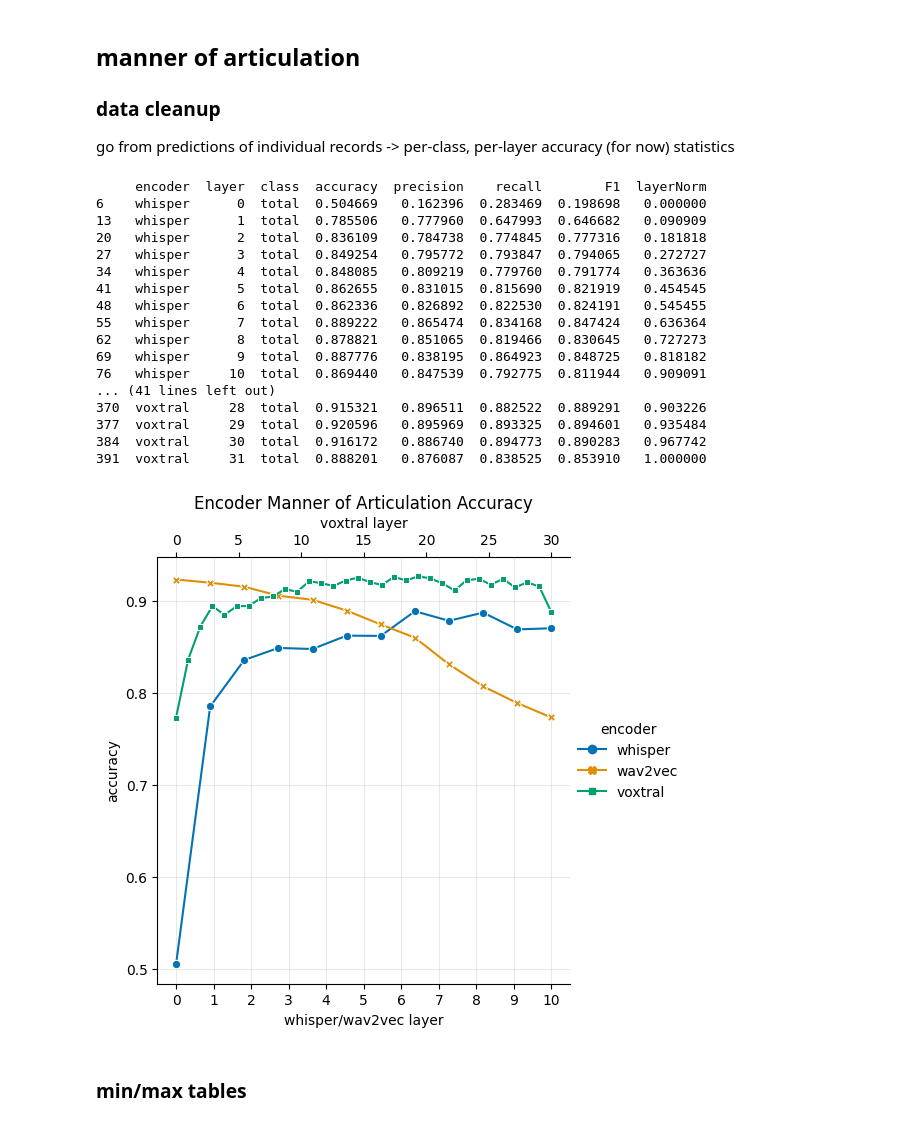
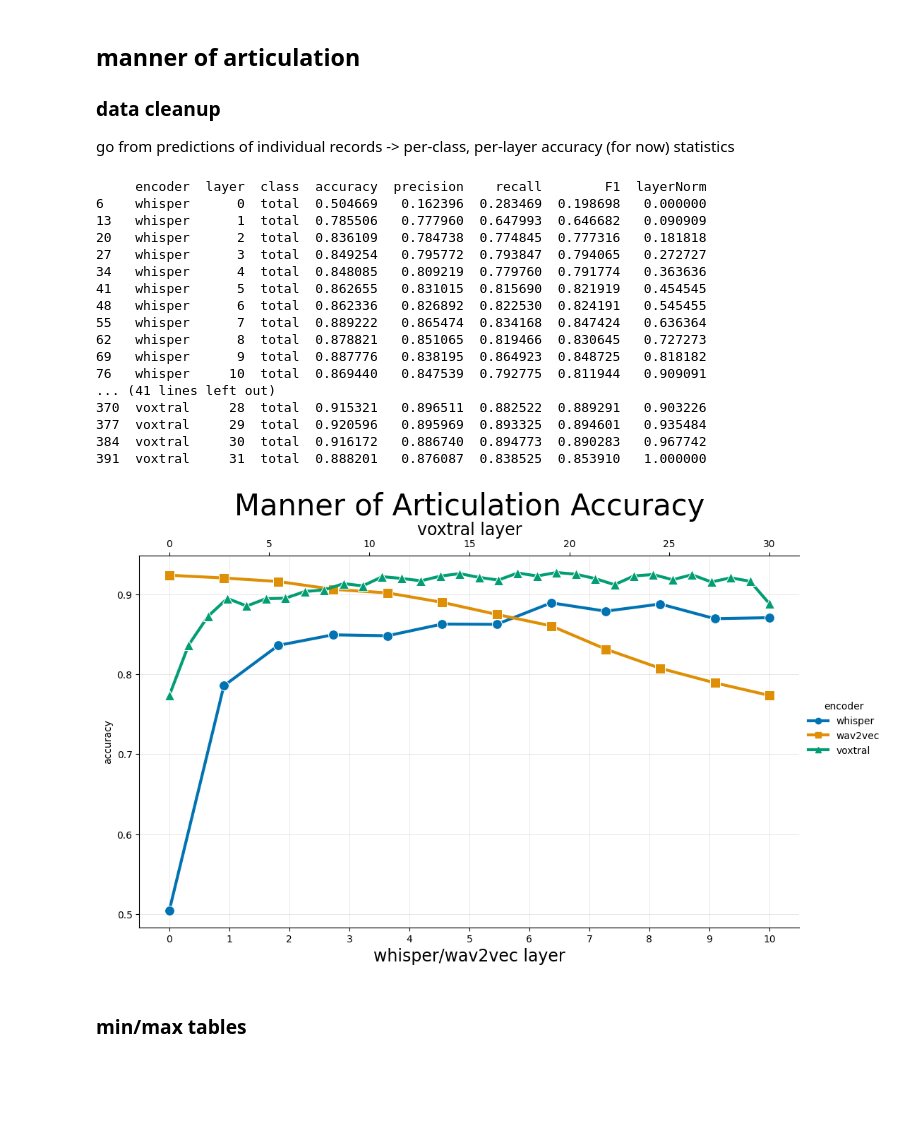
Before and after one commit to atenine/spatula, a Jupyter notebook: draw_charts.ipynb, the cells around one changed output. Cells and saved outputs as stored; diff of their text form; code cells hidden in the pictures; blank space fills up the shorter version.

Commit message:
updates readme and makes charts more readable

```diff
--- a/draw_charts.ipynb
+++ b/draw_charts.ipynb
@@ -104,45 +104,50 @@ fig = sns.relplot(
     data=moa_stats[moa_stats["class"] == "total"], kind="line",
     x="layerNorm", y="accuracy",
     hue="encoder", style="encoder",
-    markers=True, dashes=False,
-    palette="colorblind"
-    # height=3, aspect=1.6
+    markers={"whisper": "o", "wav2vec": "s", "voxtral": "^"},
+    dashes=False,
+    palette="colorblind",
+    linewidth=3,
+    height=6, aspect=1.7
 )
+
+for line in fig.ax.lines:
+    line.set_markersize(10)
 
 ax = fig.ax
 ax.grid(True, color="gray", alpha=0.25, linewidth=0.5)
 
 ax.set_xticks([i/10 for i in range(11)])
 ax.set_xticklabels(i for i in range(11))
-ax.set_xlabel("whisper/wav2vec layer")
+ax.set_xlabel("whisper/wav2vec layer", fontsize=17)
 
 # ax.set_ybound(0, 1)
 
 top_ax = ax.secondary_xaxis("top", functions=(lambda x: x * 30, lambda x: x / 30))
 top_ax.set_xticks(range(0, 31, 5))
-top_ax.set_xlabel("voxtral layer")
+top_ax.set_xlabel("voxtral layer", fontsize=17)
 
-ax.set_title("Encoder Manner of Articulation Accuracy")
-plt.savefig("figures/layerwiseMoaAccuracy.png", bbox_inches="tight")
+ax.set_title("Manner of Articulation Accuracy", fontsize=30)
+plt.savefig("figures/layerwiseMoaAccuracy.png", bbox_inches="tight", dpi=300)
 # %% [output]
      encoder  layer  class  accuracy  precision    recall        F1  layerNorm
 6    whisper      0  total  0.504669   0.162396  0.283469  0.198698   0.000000
 13   whisper      1  total  0.785506   0.777960  0.647993  0.646682   0.090909
 20   whisper      2  total  0.836109   0.784738  0.774845  0.777316   0.181818
 27   whisper      3  total  0.849254   0.795772  0.793847  0.794065   0.272727
 34   whisper      4  total  0.848085   0.809219  0.779760  0.791774   0.363636
 41   whisper      5  total  0.862655   0.831015  0.815690  0.821919   0.454545
 48   whisper      6  total  0.862336   0.826892  0.822530  0.824191   0.545455
 55   whisper      7  total  0.889222   0.865474  0.834168  0.847424   0.636364
 62   whisper      8  total  0.878821   0.851065  0.819466  0.830645   0.727273
 69   whisper      9  total  0.887776   0.838195  0.864923  0.848725   0.818182
 76   whisper     10  total  0.869440   0.847539  0.792775  0.811944   0.909091
 ... (41 lines left out)
 370  voxtral     28  total  0.915321   0.896511  0.882522  0.889291   0.903226
 377  voxtral     29  total  0.920596   0.895969  0.893325  0.894601   0.935484
 384  voxtral     30  total  0.916172   0.886740  0.894773  0.890283   0.967742
 391  voxtral     31  total  0.888201   0.876087  0.838525  0.853910   1.000000
-[figure, old version]
+[figure, new version]
 # %% [markdown]
 ### min/max tables
 # %%
```
Also changed, not shown: parts of 1 cell of this notebook, 3 other files.
